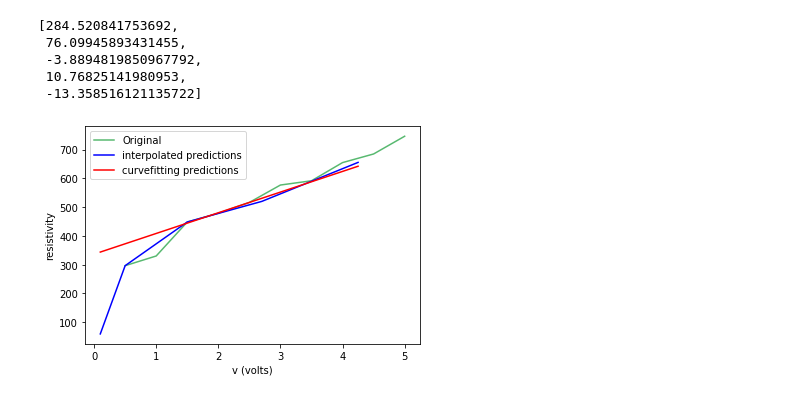
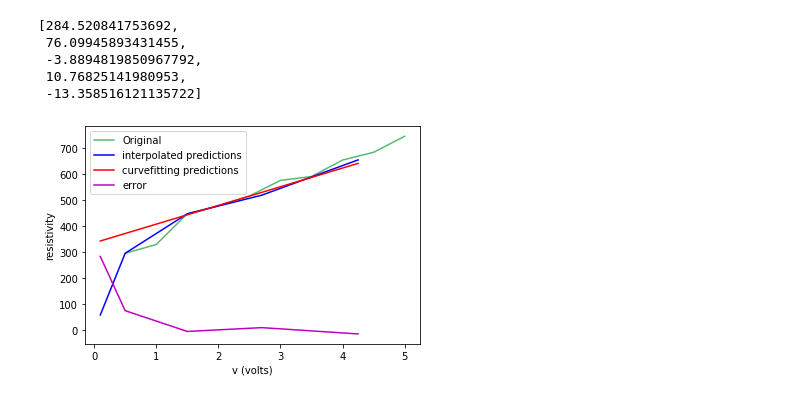
Before and after one commit to BriefCud/PRA1500-Tools-for-Practical_Physics, a Jupyter notebook: Week 3/Calibration Curves and Transformation of Variables.ipynb, the cells around one changed output. Cells and saved outputs as stored; diff of their text form; code cells hidden in the pictures.

```diff
--- a/Week 3/Calibration Curves and Transformation of Variables.ipynb
+++ b/Week 3/Calibration Curves and Transformation of Variables.ipynb
@@ -235,21 +235,21 @@ diff
  10.76825141980953,
  -13.358516121135722]
 # %%
-### Calculaing the error between the
-
-
 ### Plotting the origional data
 plt.plot(x[0:10], y[0:10], color='#58b970', label='Original')
 
 ### Plotting the lookup table data
 plt.plot(new_x, new_y,color = 'b', label='interpolated predictions')
 
-###Plotting the prediction from the curvefitting
+### Plotting the prediction from the curvefitting
 plt.plot(new_x,u,color="r",label='curvefitting predictions')
+
+### Plotting the absolute error between the interpolated and curvefitting
+plt.plot(new_x,diff,color="m",label='error')
 
 plt.xlabel("v (volts)")
 plt.ylabel("resistivity")
 plt.legend()
 plt.show()
 # %% [output]
-[figure, old version]
+[figure, new version]
```
Also changed, not shown: parts of 1 cell of this notebook.
